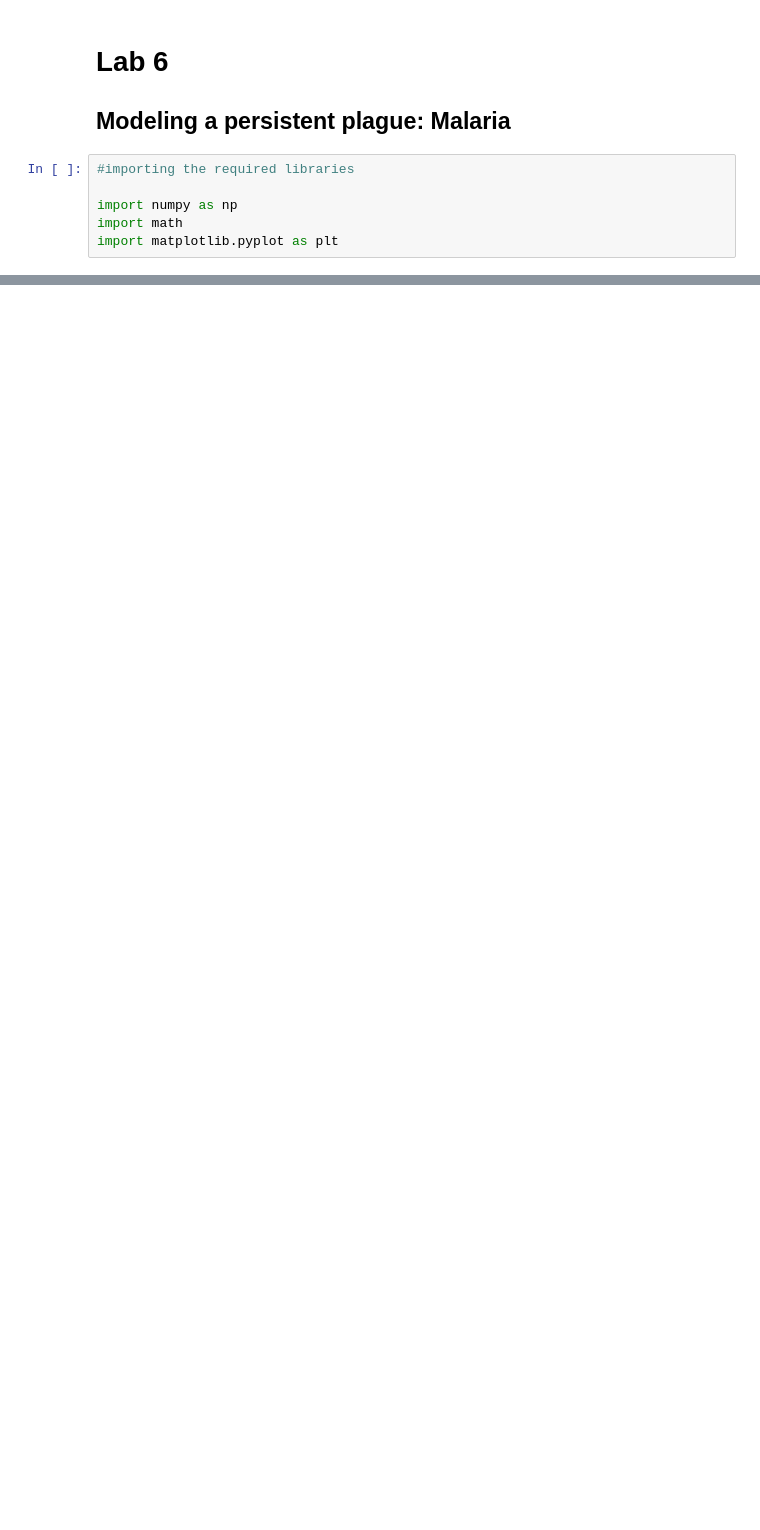
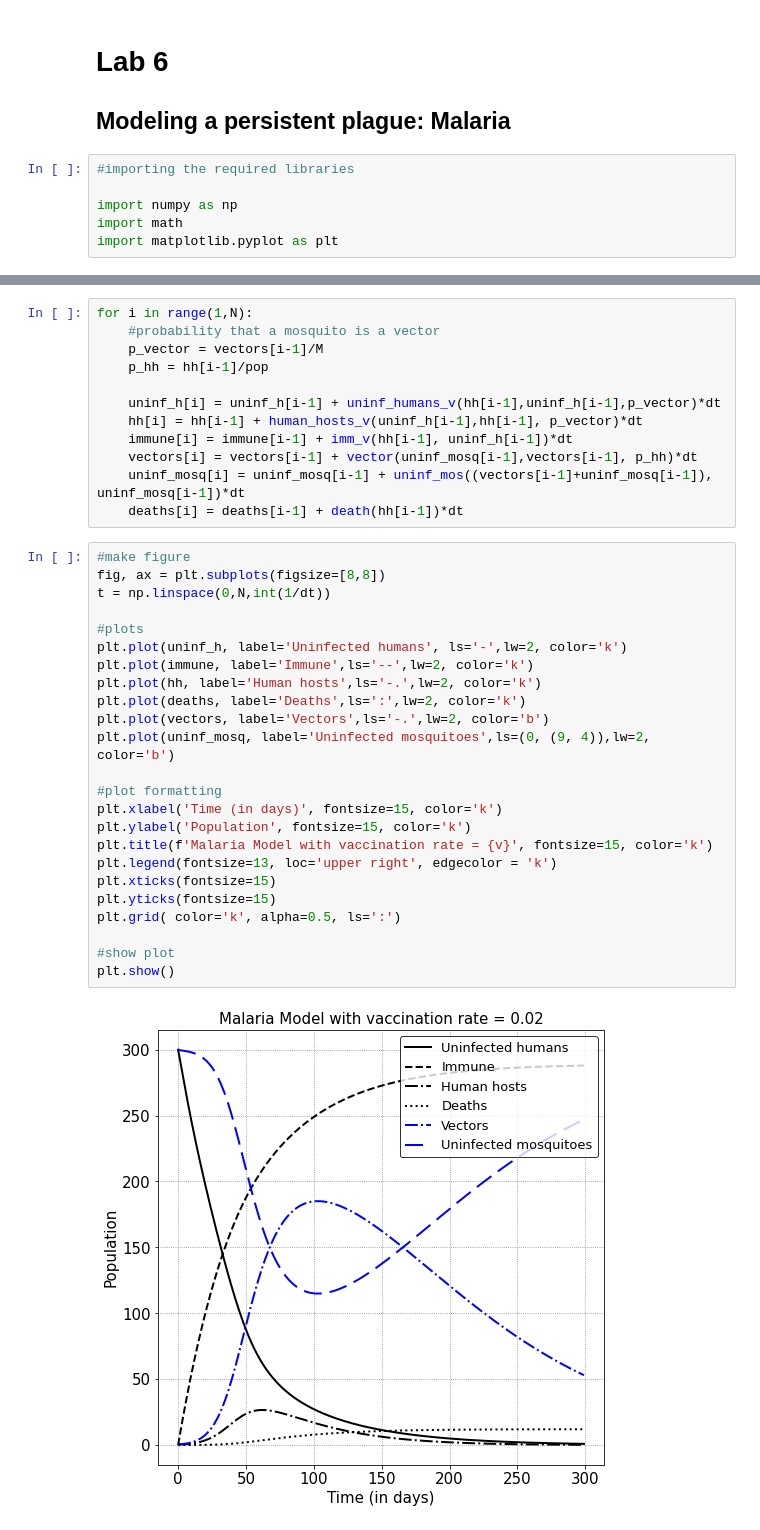
Before and after one commit to riddhitanna/ModSim-Lab-Work, a Jupyter notebook: Lab 6/Lab 6.ipynb, the cells around one changed output, grey strips where cells are left out. Cells and saved outputs as stored; diff of their text form; blank space fills up the shorter version.

```diff
--- a/Lab 6/Lab 6.ipynb
+++ b/Lab 6/Lab 6.ipynb
@@ -137,0 +251,38 @@ def death(hh):
+# %%
+for i in range(1,N):
+    #probability that a mosquito is a vector
+    p_vector = vectors[i-1]/M
+    p_hh = hh[i-1]/pop
+
+    uninf_h[i] = uninf_h[i-1] + uninf_humans_v(hh[i-1],uninf_h[i-1],p_vector)*dt
+    hh[i] = hh[i-1] + human_hosts_v(uninf_h[i-1],hh[i-1], p_vector)*dt
+    immune[i] = immune[i-1] + imm_v(hh[i-1], uninf_h[i-1])*dt
+    vectors[i] = vectors[i-1] + vector(uninf_mosq[i-1],vectors[i-1], p_hh)*dt
+    uninf_mosq[i] = uninf_mosq[i-1] + uninf_mos((vectors[i-1]+uninf_mosq[i-1]), uninf_mosq[i-1])*dt
+    deaths[i] = deaths[i-1] + death(hh[i-1])*dt
+# %%
+#make figure
+fig, ax = plt.subplots(figsize=[8,8])
+t = np.linspace(0,N,int(1/dt))
+
+#plots
+plt.plot(uninf_h, label='Uninfected humans', ls='-',lw=2, color='k')
+plt.plot(immune, label='Immune',ls='--',lw=2, color='k')
+plt.plot(hh, label='Human hosts',ls='-.',lw=2, color='k')
+plt.plot(deaths, label='Deaths',ls=':',lw=2, color='k')
+plt.plot(vectors, label='Vectors',ls='-.',lw=2, color='b')
+plt.plot(uninf_mosq, label='Uninfected mosquitoes',ls=(0, (9, 4)),lw=2, color='b')
+
+#plot formatting
+plt.xlabel('Time (in days)', fontsize=15, color='k')
+plt.ylabel('Population', fontsize=15, color='k')
+plt.title(f'Malaria Model with vaccination rate = {v}', fontsize=15, color='k')
+plt.legend(fontsize=13, loc='upper right', edgecolor = 'k')
+plt.xticks(fontsize=15)
+plt.yticks(fontsize=15)
+plt.grid( color='k', alpha=0.5, ls=':')
+
+#show plot
+plt.show()
+# %% [output]
+[figure, added]
```
Also changed, not shown: parts of 12 cells of this notebook, 10 other files.
